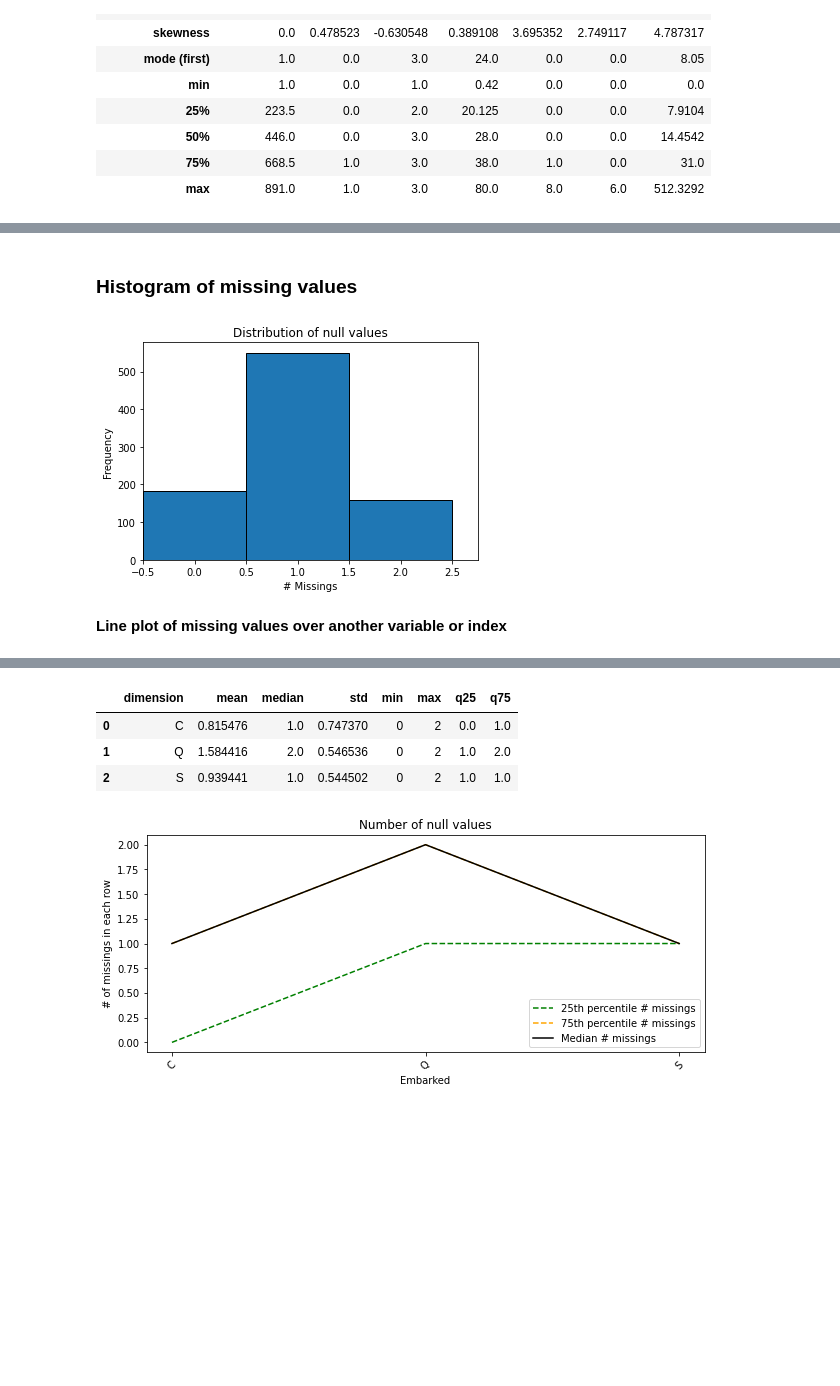
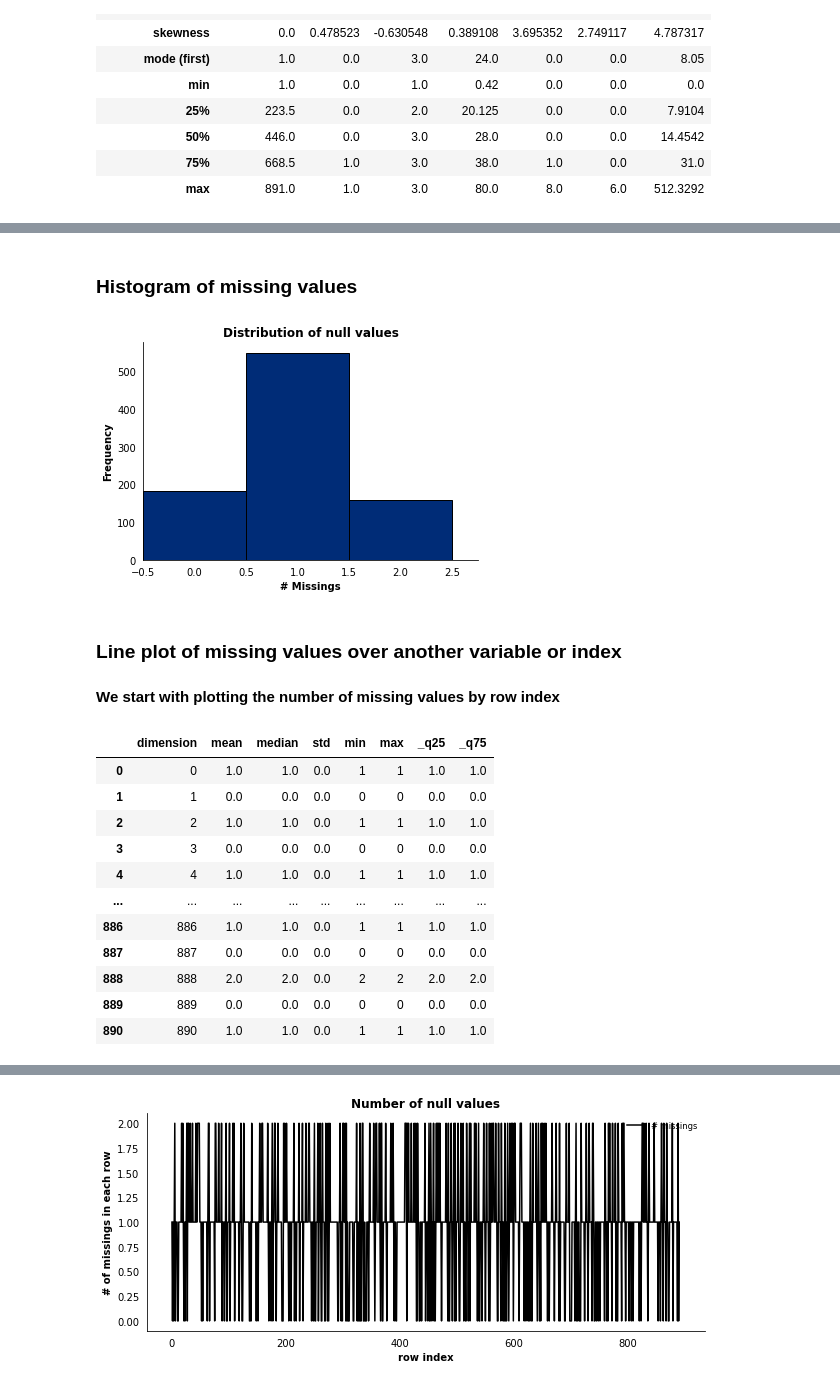
Before and after one commit to ow-gryphon/gryphon-data-exploration, a Jupyter notebook: template/notebooks/data_exploration/dataset_overview.ipynb, the cells around one changed output, grey strips where cells are left out. Saved outputs shown, nothing was run; the diff lists cells and outputs as text; code cells hidden in the pictures; blank space fills up the shorter version.

```diff
--- a/template/notebooks/data_exploration/dataset_overview.ipynb
+++ b/template/notebooks/data_exploration/dataset_overview.ipynb
@@ -21,3 +33,11 @@ import matplotlib.pyplot as plt
+# %%
+# Load in OW color scheme and plot style
+plt.style.use('../../utilities/resources/ow_style.mplstyle')
+
+# Add path of the folder 'utilities' to the path from which we can import modules
+import sys
+sys.path.append('../../utilities')
+from resources.ow_colormap import ow_colormap
 # %% [markdown]
 **Load in data from CSV**
 
@@ -155,12 +204,26 @@ This looks at distributions of missing values in the dataset:
 # %% [markdown]
-### Histogram of missing values
+### Histogram of missing values <a id="missing_histogram"></a>
 # %%
-missing_hist, histogram_info = dataset_overview.null_histogram(dataset, figsize=(6,4))
+missing_hist, histogram_info = dataset_overview.null_histogram(dataset, figsize=(6,4), blanks_as_null=False)
 # %% [output]
-[figure, old version]
+[figure, new version]
 # %% [markdown]
-**Line plot of missing values over another variable or index**
+### Line plot of missing values over another variable or index <a id="missing_lineplot"></a>
+# %% [markdown]
+**We start with plotting the number of missing values by row index**
 # %%
-missing_chart, missing_info = dataset_overview.null_line_chart(dataset, dimension="Embarked", figsize=(10,4))
+missing_chart, missing_info = dataset_overview.null_line_chart(dataset, figsize=(10,4))
 missing_info
 # %% [output]
+|  | dimension | mean | median | std | min | max | _q25 | _q75 |
+| 0 | 0 | 1.0 | 1.0 | 0.0 | 1 | 1 | 1.0 | 1.0 |
+| 1 | 1 | 0.0 | 0.0 | 0.0 | 0 | 0 | 0.0 | 0.0 |
+| 2 | 2 | 1.0 | 1.0 | 0.0 | 1 | 1 | 1.0 | 1.0 |
+| 3 | 3 | 0.0 | 0.0 | 0.0 | 0 | 0 | 0.0 | 0.0 |
+| 4 | 4 | 1.0 | 1.0 | 0.0 | 1 | 1 | 1.0 | 1.0 |
+| ... | ... | ... | ... | ... | ... | ... | ... | ... |
+| 886 | 886 | 1.0 | 1.0 | 0.0 | 1 | 1 | 1.0 | 1.0 |
+| 887 | 887 | 0.0 | 0.0 | 0.0 | 0 | 0 | 0.0 | 0.0 |
+| 888 | 888 | 2.0 | 2.0 | 0.0 | 2 | 2 | 2.0 | 2.0 |
+| 889 | 889 | 0.0 | 0.0 | 0.0 | 0 | 0 | 0.0 | 0.0 |
+| 890 | 890 | 1.0 | 1.0 | 0.0 | 1 | 1 | 1.0 | 1.0 |
@@ -168,5 +231 @@ Warning: You have 2 null values in the dimension variable, and the dataset has 1
-|  | dimension | mean | median | std | min | max | q25 | q75 |
-| 0 | C | 0.815476 | 1.0 | 0.747370 | 0 | 2 | 0.0 | 1.0 |
-| 1 | Q | 1.584416 | 2.0 | 0.546536 | 0 | 2 | 1.0 | 2.0 |
-| 2 | S | 0.939441 | 1.0 | 0.544502 | 0 | 2 | 1.0 | 1.0 |
-[figure, old version]
+[figure, new version]
```
Also changed, not shown: parts of 18 cells of this notebook, 9 other files.
